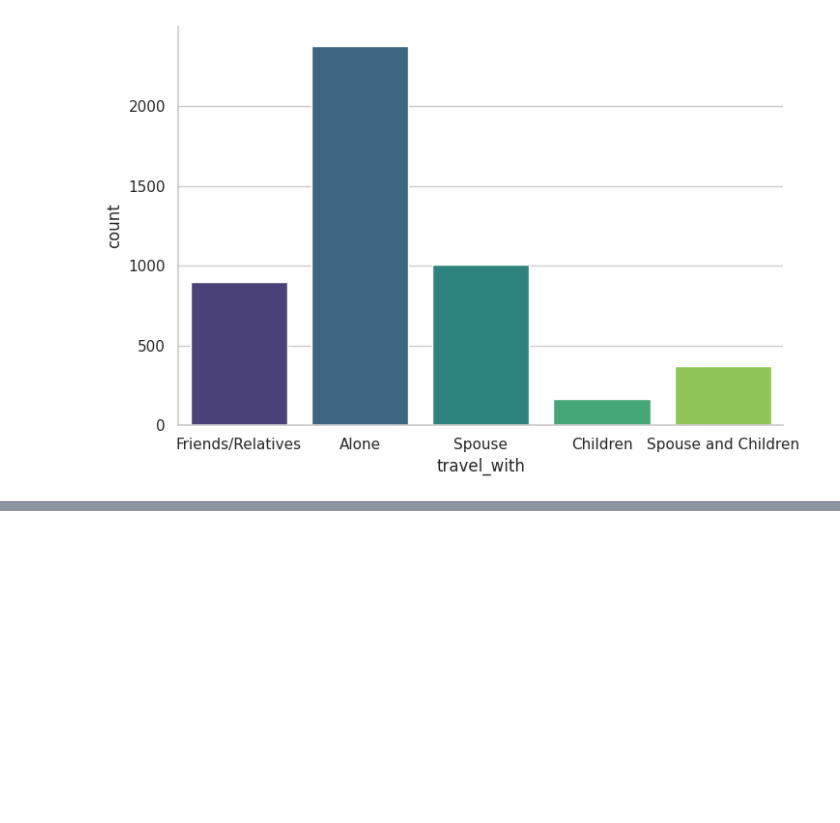
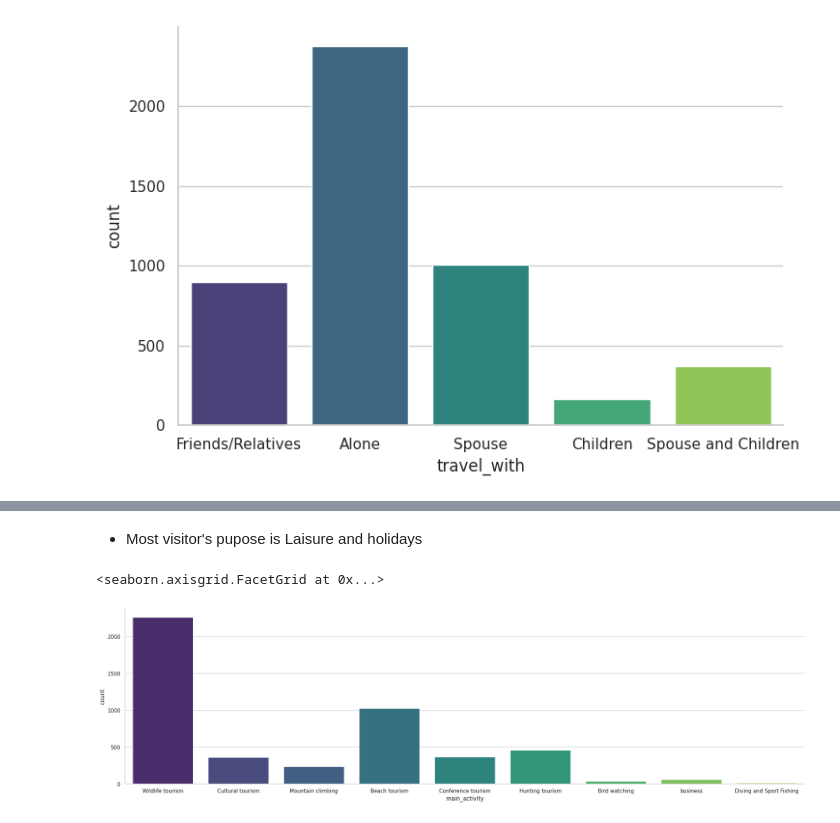
Before and after one commit to ngusadeep/Tourism-EDA, a Jupyter notebook: index.ipynb, the cells around one changed output, grey strips where cells are left out. Saved outputs shown, nothing was run; the diff lists cells and outputs as text; code cells hidden in the pictures; blank space fills up the shorter version.

```diff
--- a/index.ipynb
+++ b/index.ipynb
@@ -361,0 +495,14 @@ sns.catplot(
+# %% [markdown]
+- Most visitor's pupose is Laisure and holidays
+# %%
+sns.catplot(
+    x='main_activity' ,
+    kind='count' ,
+    data=data ,
+    height=6,
+    aspect=3.5,
+    palette='viridis'
+    )
+# %% [output]
+<seaborn.axisgrid.FacetGrid at 0x...>
+[figure, added]
```
Also changed, not shown: parts of 36 cells of this notebook, 1 other file.
